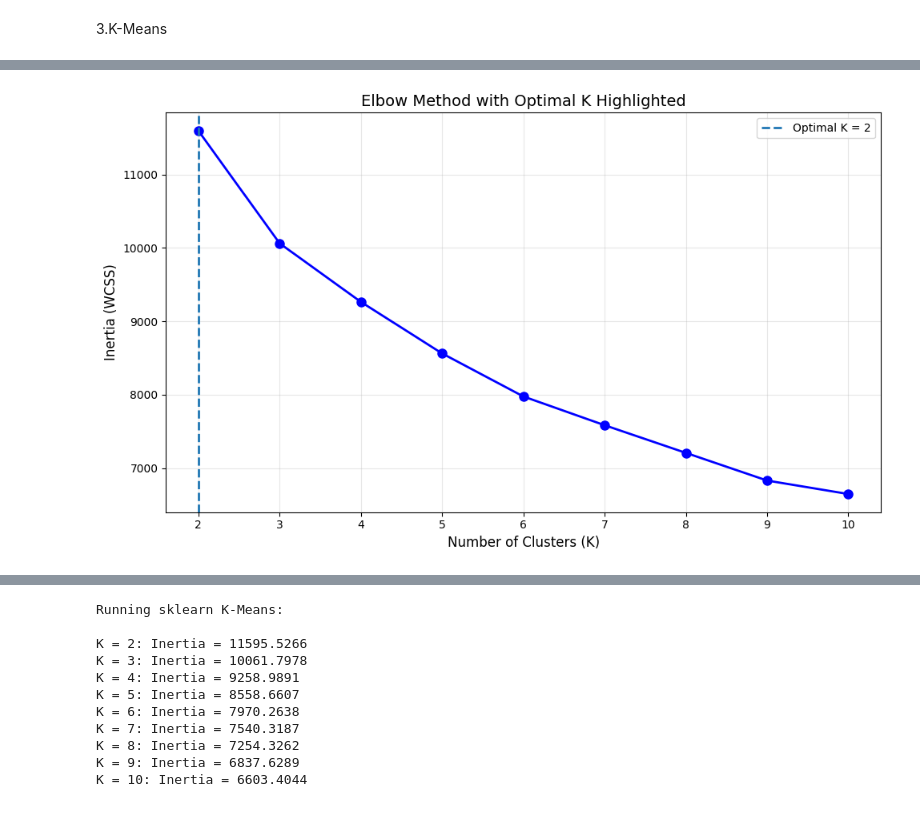
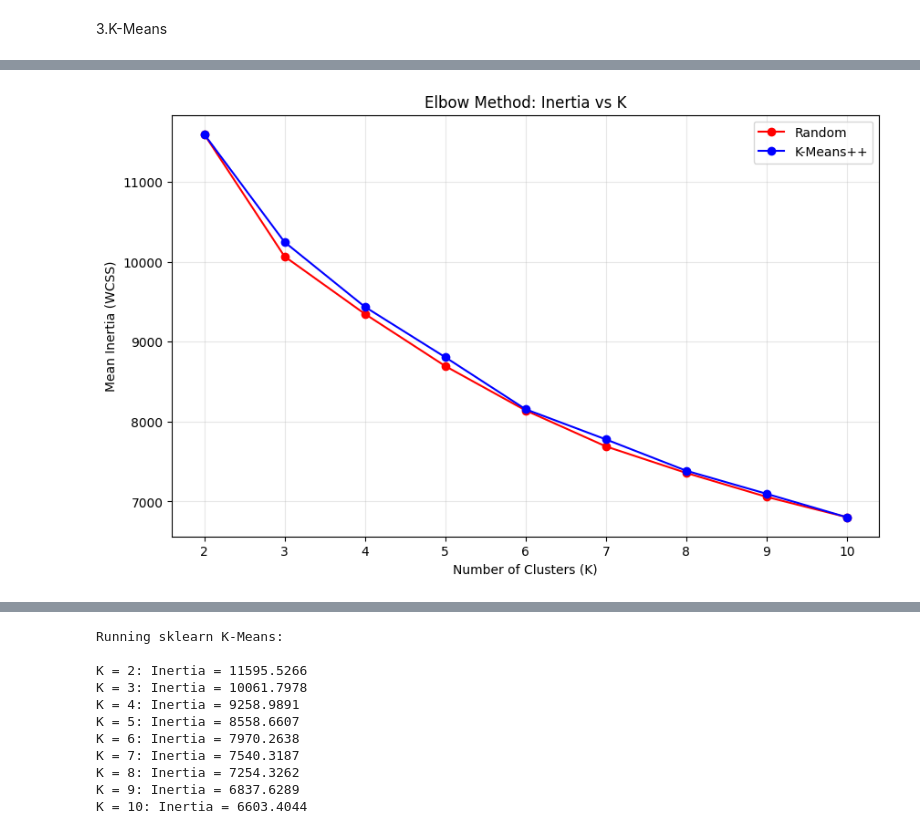
Before and after one commit to mirollawa2l/Unsupervised-Learning, a Jupyter notebook: Implementation.ipynb, the cells around one changed output, grey strips where cells are left out. Saved outputs shown, nothing was run; the diff lists cells and outputs as text; code cells hidden in the pictures.

```diff
--- a/Implementation.ipynb
+++ b/Implementation.ipynb
@@ -455,15 +421,0 @@ plt.show()
-# %%
-optimal_k = 2  # choose based on elbow visually
-
-plt.figure(figsize=(10, 6))
-plt.plot(k_vals, inertias, 'bo-', linewidth=2, markersize=8)
-plt.axvline(x=optimal_k, linestyle='--', linewidth=2, label=f'Optimal K = {optimal_k}')
-plt.xlabel('Number of Clusters (K)', fontsize=12)
-plt.ylabel('Inertia (WCSS)', fontsize=12)
-plt.title('Elbow Method with Optimal K Highlighted', fontsize=14)
-plt.legend()
-plt.grid(True, alpha=0.3)
-plt.tight_layout()
-plt.show()
-# %% [output]
-[figure, removed]
@@ -469,0 +476,13 @@ plt.show()
+# %%
+# Elbow method
+plt.figure(figsize=(10,6))
+plt.plot(k_vals, inertia_means_random, 'ro-', label='Random')
+plt.plot(k_vals, inertia_means_plusplus, 'bo-', label='K-Means++')
+plt.xlabel('Number of Clusters (K)')
+plt.ylabel('Mean Inertia (WCSS)')
+plt.title('Elbow Method: Inertia vs K')
+plt.legend()
+plt.grid(True, alpha=0.3)
+plt.show()
+# %% [output]
+[figure, added]
```
Also changed, not shown: parts of 19 cells of this notebook.
